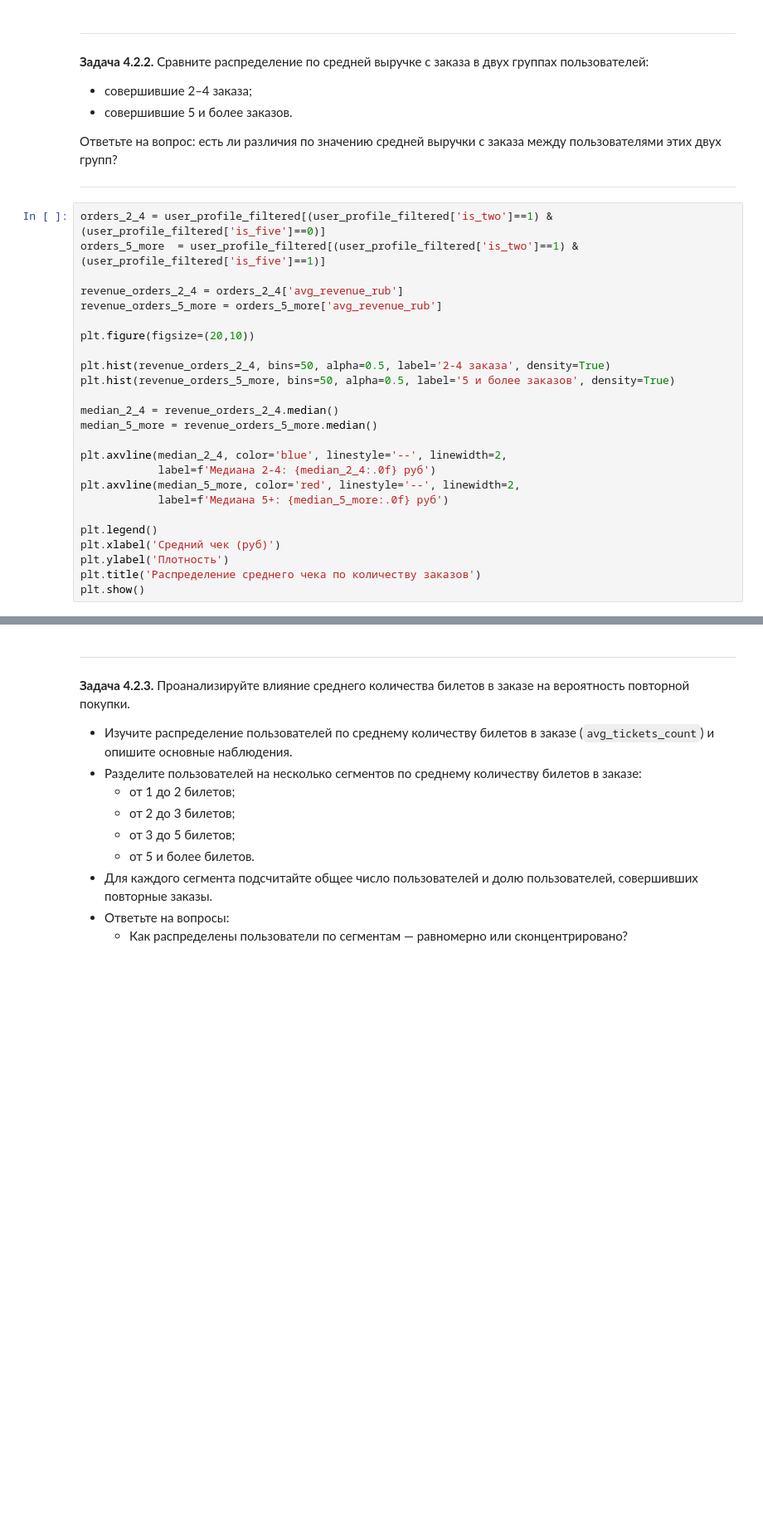
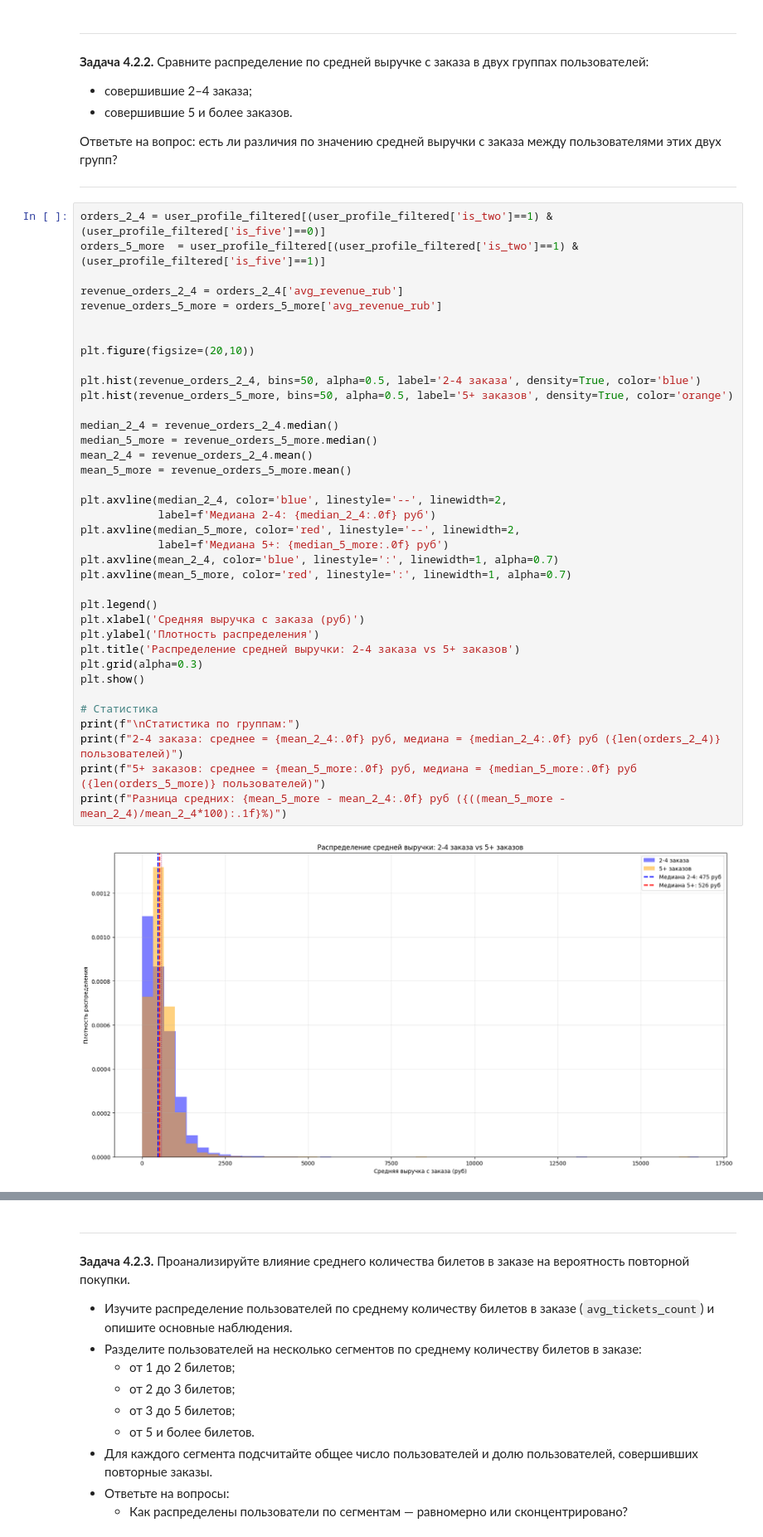
Before and after one commit to goskom030-git/yandex-afisha-analysis, a Jupyter notebook: b689e788-5b12-464d-9438-af0736e3047d.ipynb, the cells around one changed output, grey strips where cells are left out. Shown: that part at 83% size. Drawn from its saved outputs; the diff is of its cells as text; blank space fills up the shorter version.

```diff
--- a/b689e788-5b12-464d-9438-af0736e3047d.ipynb
+++ b/b689e788-5b12-464d-9438-af0736e3047d.ipynb
@@ -1329,25 +1613,39 @@ plt.show()
 # %%
 orders_2_4 = user_profile_filtered[(user_profile_filtered['is_two']==1) & (user_profile_filtered['is_five']==0)]
 orders_5_more  = user_profile_filtered[(user_profile_filtered['is_two']==1) & (user_profile_filtered['is_five']==1)]
 
 revenue_orders_2_4 = orders_2_4['avg_revenue_rub']
 revenue_orders_5_more = orders_5_more['avg_revenue_rub']
 
+
 plt.figure(figsize=(20,10))
 
-plt.hist(revenue_orders_2_4, bins=50, alpha=0.5, label='2-4 заказа', density=True)
-plt.hist(revenue_orders_5_more, bins=50, alpha=0.5, label='5 и более заказов', density=True)
+plt.hist(revenue_orders_2_4, bins=50, alpha=0.5, label='2-4 заказа', density=True, color='blue')
+plt.hist(revenue_orders_5_more, bins=50, alpha=0.5, label='5+ заказов', density=True, color='orange')
 
 median_2_4 = revenue_orders_2_4.median()
 median_5_more = revenue_orders_5_more.median()
+mean_2_4 = revenue_orders_2_4.mean()
+mean_5_more = revenue_orders_5_more.mean()
 
 plt.axvline(median_2_4, color='blue', linestyle='--', linewidth=2,
             label=f'Медиана 2-4: {median_2_4:.0f} руб')
 plt.axvline(median_5_more, color='red', linestyle='--', linewidth=2,
             label=f'Медиана 5+: {median_5_more:.0f} руб')
+plt.axvline(mean_2_4, color='blue', linestyle=':', linewidth=1, alpha=0.7)
+plt.axvline(mean_5_more, color='red', linestyle=':', linewidth=1, alpha=0.7)
 
 plt.legend()
-plt.xlabel('Средний чек (руб)')
-plt.ylabel('Плотность')
-plt.title('Распределение среднего чека по количеству заказов')
+plt.xlabel('Средняя выручка с заказа (руб)')
+plt.ylabel('Плотность распределения')
+plt.title('Распределение средней выручки: 2-4 заказа vs 5+ заказов')
+plt.grid(alpha=0.3)
 plt.show()
+
+# Статистика
+print(f"\nСтатистика по группам:")
+print(f"2-4 заказа: среднее = {mean_2_4:.0f} руб, медиана = {median_2_4:.0f} руб ({len(orders_2_4)} пользователей)")
+print(f"5+ заказов: среднее = {mean_5_more:.0f} руб, медиана = {median_5_more:.0f} руб ({len(orders_5_more)} пользователей)")
+print(f"Разница средних: {mean_5_more - mean_2_4:.0f} руб ({((mean_5_more - mean_2_4)/mean_2_4*100):.1f}%)")
+# %% [output]
+[figure, added]
```
Also changed, not shown: parts of 55 cells of this notebook, 1 other file.
